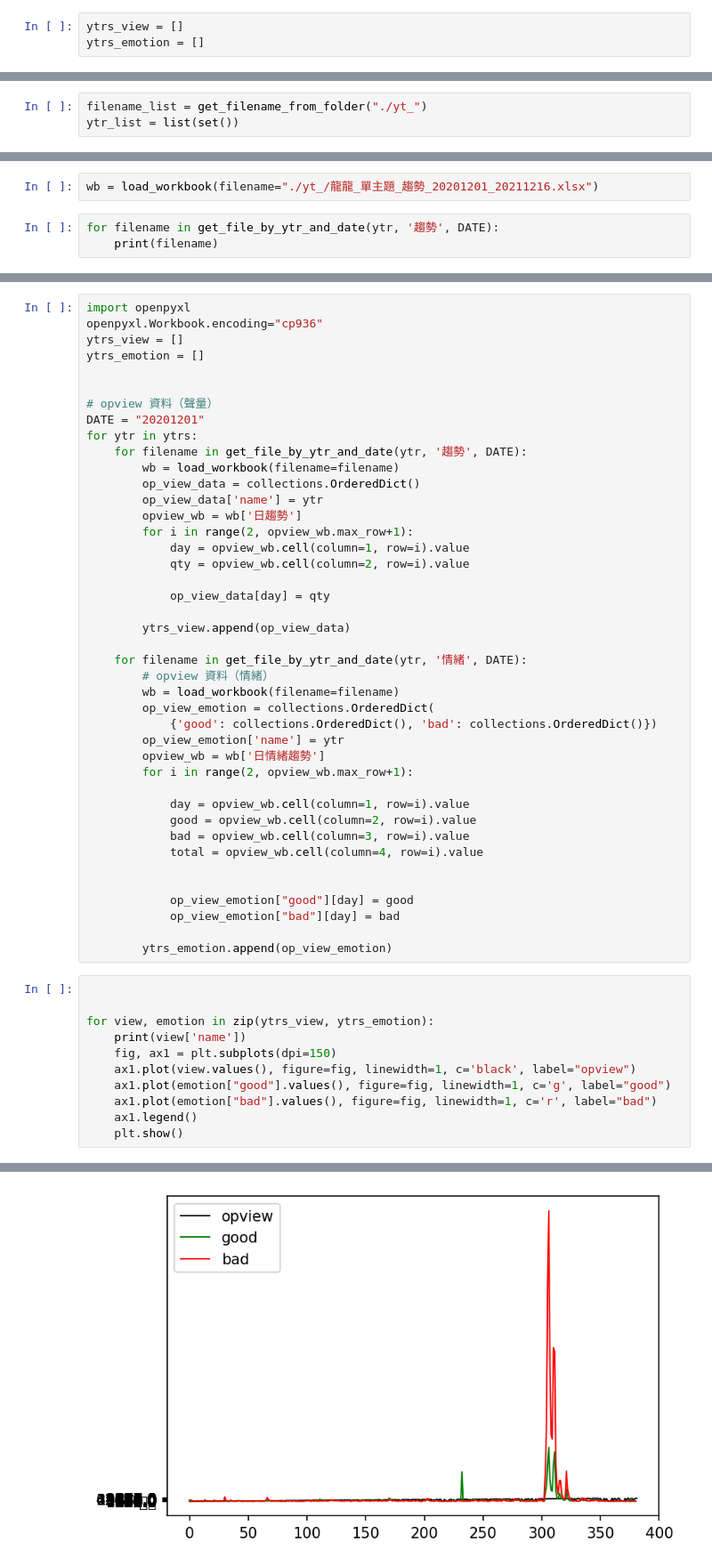
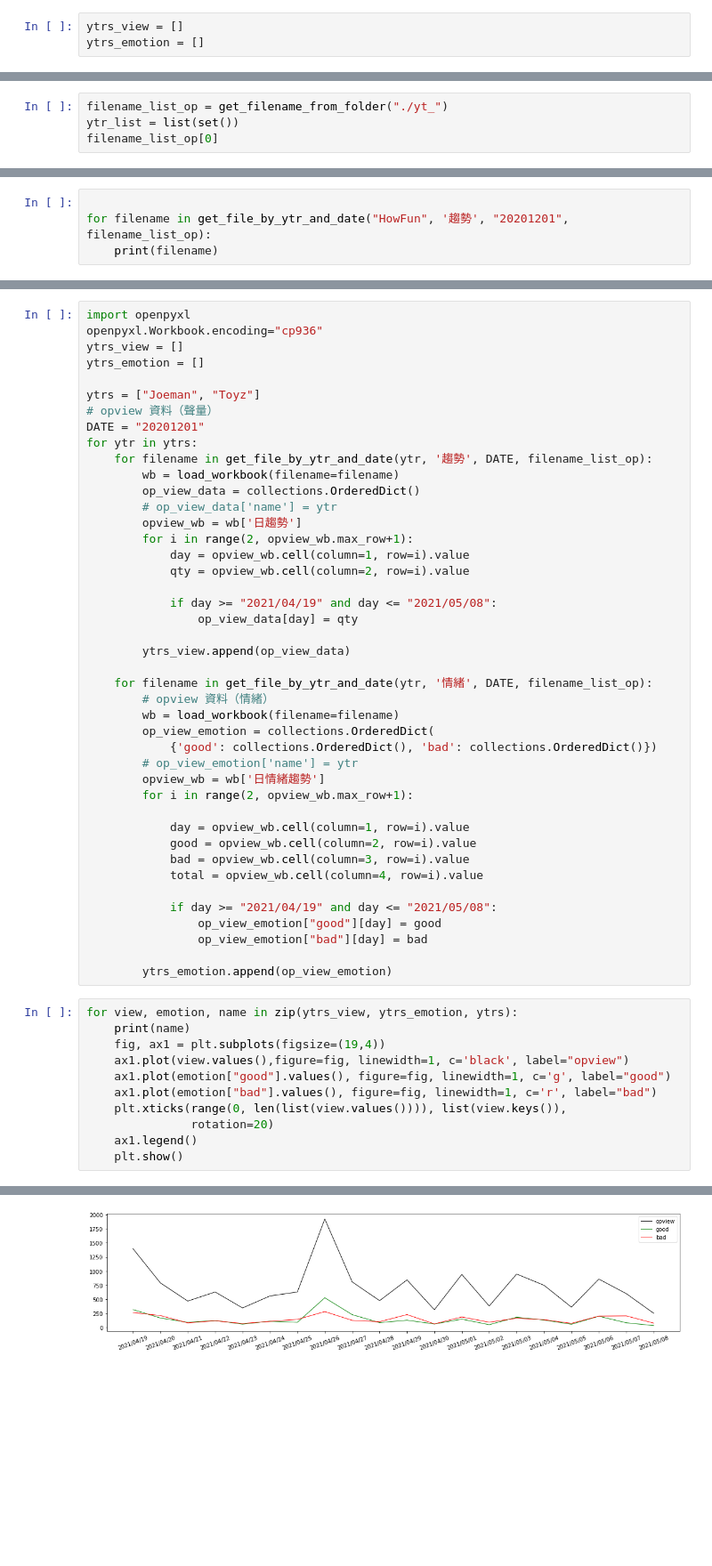
Before and after one commit to BOBO-LU/IM_final_project, a Jupyter notebook: bobo/Untitled.ipynb, the cells around one changed output, grey strips where cells are left out. Shown at 89% size. Cells and saved outputs as stored; diff of their text form; blank space fills up the shorter version.

Commit message:
write opview analysis

```diff
--- a/bobo/Untitled.ipynb
+++ b/bobo/Untitled.ipynb
@@ -57,5 +57,6 @@ def get_file_by_ytr_and_date(ytr, types, start):
             file_list.append(name)
     return file_list
 # %%
-filename_list = get_filename_from_folder("./yt_")
+filename_list_op = get_filename_from_folder("./yt_")
 ytr_list = list(set())
+filename_list_op[0]
@@ -62,6 +65,5 @@ ytr_list = list(set())
-# %%
-wb = load_workbook(filename="./yt_/龍龍_單主題_趨勢_20201201_20211216.xlsx")
 # %%
-for filename in get_file_by_ytr_and_date(ytr, '趨勢', DATE):
+
+for filename in get_file_by_ytr_and_date("HowFun", '趨勢', "20201201", filename_list_op):
     print(filename)
 # %% [output]
@@ -72,29 +74,30 @@ openpyxl.Workbook.encoding="cp936"
 ytrs_view = []
 ytrs_emotion = []
 
-
+ytrs = ["Joeman", "Toyz"]
 # opview 資料（聲量）
 DATE = "20201201"
 for ytr in ytrs:
-    for filename in get_file_by_ytr_and_date(ytr, '趨勢', DATE):
+    for filename in get_file_by_ytr_and_date(ytr, '趨勢', DATE, filename_list_op):
         wb = load_workbook(filename=filename)
         op_view_data = collections.OrderedDict()
-        op_view_data['name'] = ytr
+        # op_view_data['name'] = ytr
         opview_wb = wb['日趨勢']
         for i in range(2, opview_wb.max_row+1):
             day = opview_wb.cell(column=1, row=i).value
             qty = opview_wb.cell(column=2, row=i).value
 
-            op_view_data[day] = qty
+            if day >= "2021/04/19" and day <= "2021/05/08":
+                op_view_data[day] = qty
 
         ytrs_view.append(op_view_data)
 
-    for filename in get_file_by_ytr_and_date(ytr, '情緒', DATE):
+    for filename in get_file_by_ytr_and_date(ytr, '情緒', DATE, filename_list_op):
         # opview 資料（情緒）
         wb = load_workbook(filename=filename)
         op_view_emotion = collections.OrderedDict(
             {'good': collections.OrderedDict(), 'bad': collections.OrderedDict()})
-        op_view_emotion['name'] = ytr
+        # op_view_emotion['name'] = ytr
         opview_wb = wb['日情緒趨勢']
         for i in range(2, opview_wb.max_row+1):
 
@@ -103,20 +106,20 @@ for ytr in ytrs:
             bad = opview_wb.cell(column=3, row=i).value
             total = opview_wb.cell(column=4, row=i).value
 
-
-            op_view_emotion["good"][day] = good
-            op_view_emotion["bad"][day] = bad
+            if day >= "2021/04/19" and day <= "2021/05/08":
+                op_view_emotion["good"][day] = good
+                op_view_emotion["bad"][day] = bad
 
         ytrs_emotion.append(op_view_emotion)
 # %%
-
-
-for view, emotion in zip(ytrs_view, ytrs_emotion):
-    print(view['name'])
-    fig, ax1 = plt.subplots(dpi=150)
-    ax1.plot(view.values(), figure=fig, linewidth=1, c='black', label="opview")
+for view, emotion, name in zip(ytrs_view, ytrs_emotion, ytrs):
+    print(name)
+    fig, ax1 = plt.subplots(figsize=(19,4))
+    ax1.plot(view.values(),figure=fig, linewidth=1, c='black', label="opview")
     ax1.plot(emotion["good"].values(), figure=fig, linewidth=1, c='g', label="good")
     ax1.plot(emotion["bad"].values(), figure=fig, linewidth=1, c='r', label="bad")
+    plt.xticks(range(0, len(list(view.values()))), list(view.keys()),
+               rotation=20)
     ax1.legend()
     plt.show()
 # %% [output]
@@ -124,2 +127,2 @@ for view, emotion in zip(ytrs_view, ytrs_emotion):
-[figure, old version]
+[figure, new version]
 Toyz
```
Also changed, not shown: parts of 7 cells of this notebook, 2 other files.
